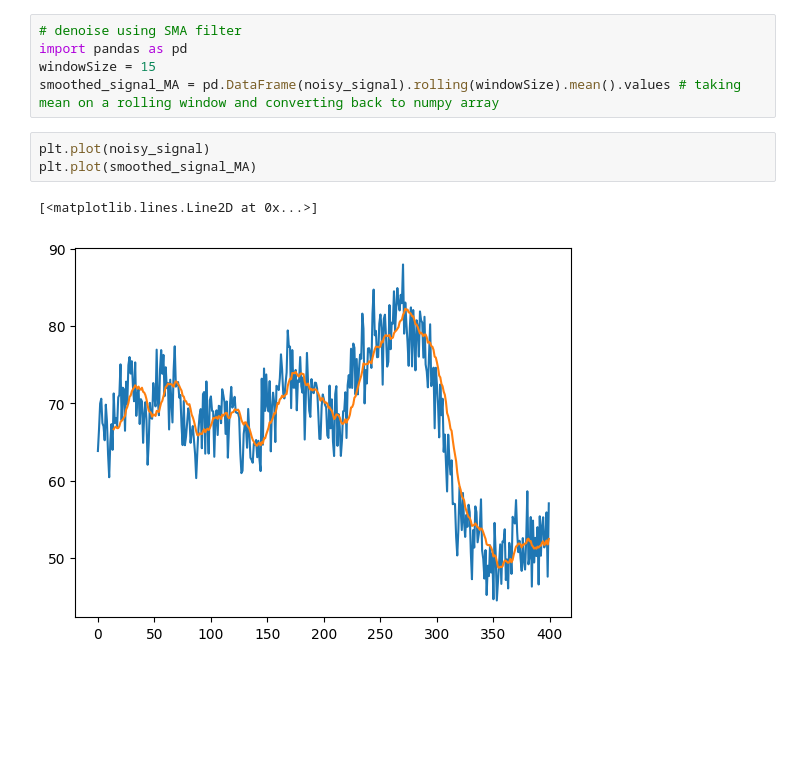
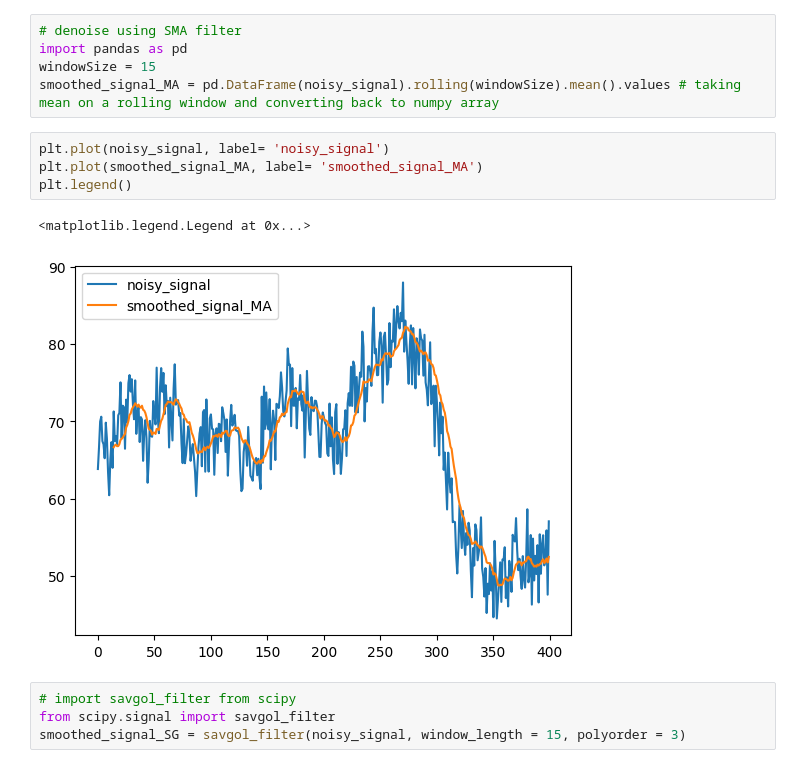
Before and after one commit to LuisGSVasconcelos/VSCode-Projects, a Jupyter notebook: Git/Aula_4_2.ipynb, the cells around one changed output. Drawn from its saved outputs; the diff is of its cells as text; blank space fills up the shorter version.

```diff
--- a/Git/Aula_4_2.ipynb
+++ b/Git/Aula_4_2.ipynb
@@ -34,8 +34,13 @@ import pandas as pd
 windowSize = 15
 smoothed_signal_MA = pd.DataFrame(noisy_signal).rolling(windowSize).mean().values # taking mean on a rolling window and converting back to numpy array
 # %%
-plt.plot(noisy_signal)
-plt.plot(smoothed_signal_MA)
+plt.plot(noisy_signal, label= 'noisy_signal')
+plt.plot(smoothed_signal_MA, label= 'smoothed_signal_MA')
+plt.legend()
 # %% [output]
-[<matplotlib.lines.Line2D at 0x...>]
+<matplotlib.legend.Legend at 0x...>
-[figure, old version]
+[figure, new version]
+# %%
+# import savgol_filter from scipy
+from scipy.signal import savgol_filter
+smoothed_signal_SG = savgol_filter(noisy_signal, window_length = 15, polyorder = 3)
```
Also changed, not shown: parts of 1 cell of this notebook, 46 other files.
